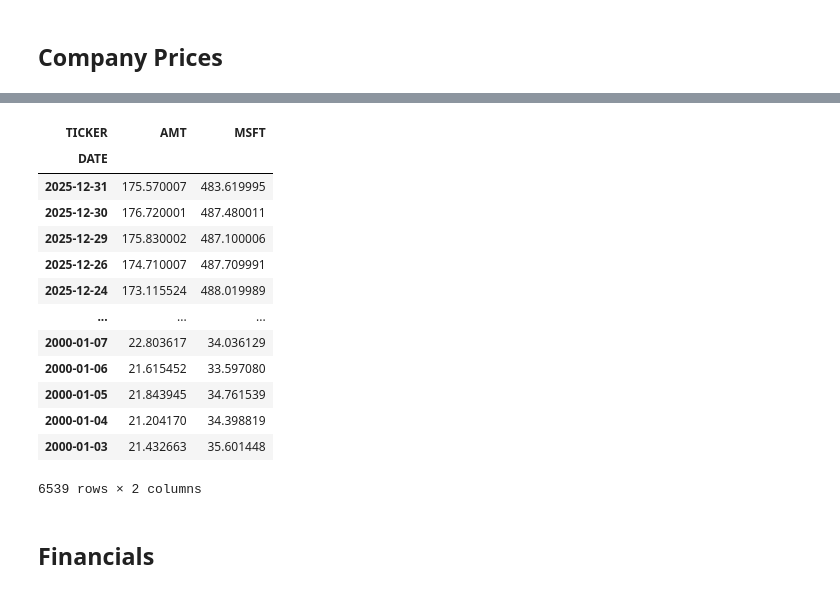
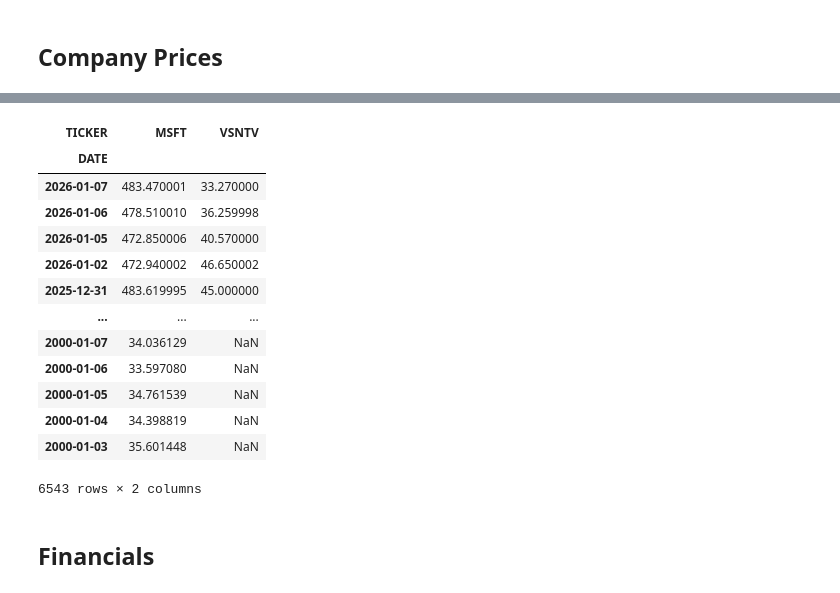
Before and after one commit to Code-And-Capital/finance, a Jupyter notebook: notebooks/pull_data.ipynb, the cells around one changed output, grey strips where cells are left out. Saved outputs shown, nothing was run; the diff lists cells and outputs as text; code cells hidden in the pictures.

```diff
--- a/notebooks/pull_data.ipynb
+++ b/notebooks/pull_data.ipynb
@@ -128,20 +122,20 @@ if adjusted:
 # %%
-prices.get_prices(tickers=["AMT", "MSFT"]).sort_index(ascending=False)
+prices.get_prices(tickers=["VSNTV", "MSFT"]).sort_index(ascending=False)
 # %% [output]
-| TICKER | AMT | MSFT |
+| TICKER | MSFT | VSNTV |
 | DATE |  |  |
-| 2025-12-31 | 175.570007 | 483.619995 |
-| 2025-12-30 | 176.720001 | 487.480011 |
-| 2025-12-29 | 175.830002 | 487.100006 |
-| 2025-12-26 | 174.710007 | 487.709991 |
-| 2025-12-24 | 173.115524 | 488.019989 |
+| 2026-01-07 | 483.470001 | 33.270000 |
+| 2026-01-06 | 478.510010 | 36.259998 |
+| 2026-01-05 | 472.850006 | 40.570000 |
+| 2026-01-02 | 472.940002 | 46.650002 |
+| 2025-12-31 | 483.619995 | 45.000000 |
 | ... | ... | ... |
-| 2000-01-07 | 22.803617 | 34.036129 |
-| 2000-01-06 | 21.615452 | 33.597080 |
-| 2000-01-05 | 21.843945 | 34.761539 |
-| 2000-01-04 | 21.204170 | 34.398819 |
-| 2000-01-03 | 21.432663 | 35.601448 |
+| 2000-01-07 | 34.036129 | NaN |
+| 2000-01-06 | 33.597080 | NaN |
+| 2000-01-05 | 34.761539 | NaN |
+| 2000-01-04 | 34.398819 | NaN |
+| 2000-01-03 | 35.601448 | NaN |
-6539 rows × 2 columns
+6543 rows × 2 columns
 # %% [markdown]
 ## Financials
 # %%
```
Also changed, not shown: parts of 9 cells of this notebook, 7 other files.
